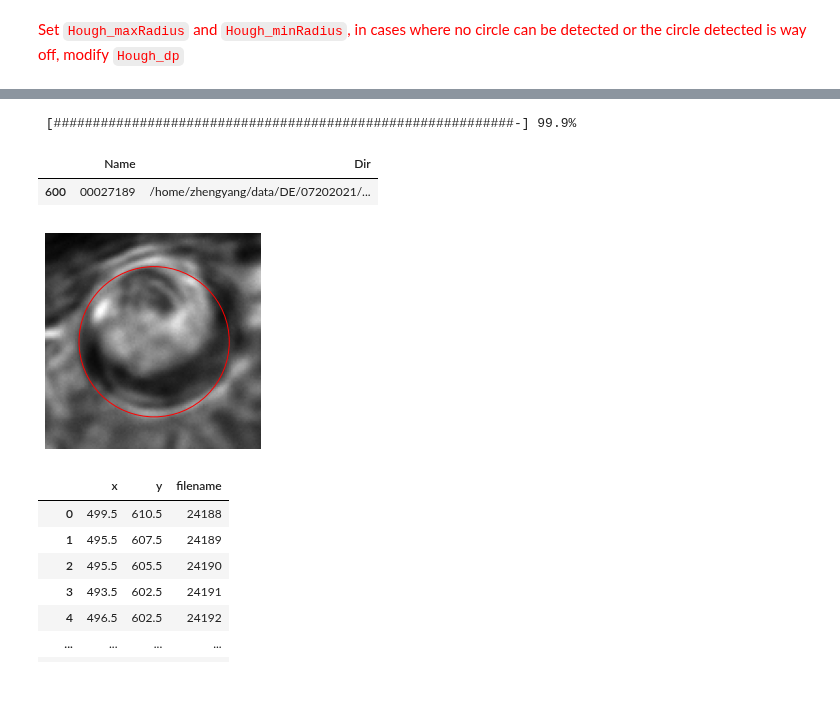
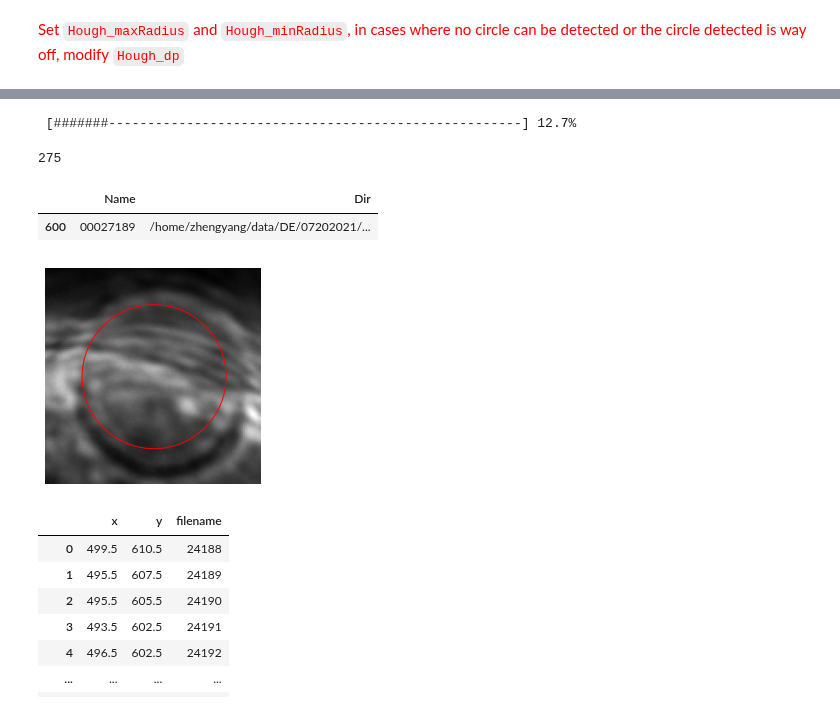
Before and after one commit to ZLoverty/DE, a Jupyter notebook: Code/Circle-detection/crop-HoughCircles-Copy1.ipynb, the cells around one changed output, grey strips where cells are left out. Cells and saved outputs as stored; diff of their text form; code cells hidden in the pictures.

```diff
--- a/Code/Circle-detection/crop-HoughCircles-Copy1.ipynb
+++ b/Code/Circle-detection/crop-HoughCircles-Copy1.ipynb
@@ -13,7 +13,7 @@ import pandas as pd
 from myImageLib import to8bit, show_progress
 import time
 # %%
-folder = '/home/zhengyang/data/DE/08132021/2021-08-13_16h35m25s'
+folder = '/home/zhengyang/data/DE/08042021/2021-08-04_16h32m08s'
 l = readdata(os.path.join(folder, 'images'), 'tif')
 num_images = len(l)
 print('Total {:d} frames'.format(num_images))
@@ -37,8 +37,8 @@ plt.imshow(img, cmap='gray')
 <font color='red'> Set `crop_anchor` and `crop_size` so that inner drop is the majority of the cropped image
 # %%
 # test the first cropped image
-crop_anchor = np.array([340, 310]) # upper left corner coords, int
-crop_size = (370, 370) # height and width, int
+crop_anchor = np.array([250, 200]) # upper left corner coords, int
+crop_size = (550, 550) # height and width, int
 crop = (crop_anchor[0], crop_anchor[0]+crop_size[0],
        crop_anchor[1], crop_anchor[1]+crop_size[1])
 # need to check if the crop exceeds the borders of images
@@ -53,11 +53,11 @@ plt.imshow(cropped, cmap='gray')
 %%time
 # test HoughCircles params
 
-Hough_dp = 1
+Hough_dp = 1.2
 Hough_minDist = max(crop_size)
-Hough_param2 = 30
-Hough_maxRadius = 225
-Hough_minRadius = 100
+Hough_param2 = 5
+Hough_maxRadius = 250
+Hough_minRadius = 200
 circles = cv2.HoughCircles(to8bit(cropped), cv2.HOUGH_GRADIENT, Hough_dp, Hough_minDist,
                                param2=Hough_param2, maxRadius=Hough_maxRadius, minRadius=Hough_minRadius)
 fig, ax = plt.subplots(figsize=(3, 3))
@@ -152,7 +152,11 @@ for num, i in l.iterrows():
 data = pd.DataFrame({'x':x_list, 'y':y_list, 'filename':filename_list})
 data.to_csv(os.path.join(main_output_folder, 'traj.csv'), index=False)
 # %% [output]
- [###########################################################-] 99.9%
+ [#######-----------------------------------------------------] 12.7%
+# %%
+num
+# %% [output]
+275
 # %%
 l.loc[l.Name=='00027189']
 # %% [output]
@@ -160,38 +164,38 @@ l.loc[l.Name=='00027189']
 | 600 | 00027189 | /home/zhengyang/data/DE/07202021/... |
 # %%
 # check tracking quality
-start = 0
+start = 1590
 interval = 10
-end = 10000
+end = 1620
 
 # load data from file
 data = pd.read_csv(os.path.join(main_output_folder, 'traj.csv'))
 
 for num, i in data.iterrows():
     if num < start:
         continue
     if num % interval == 0:
         img = io.imread(os.path.join(folder, 'images',  '{:08d}.tif'.format(int(i.filename))))
         crop_anchor = [int(i.y-crop_size[0]/2), int(i.x-crop_size[1]/2)]
         crop = (crop_anchor[0], crop_anchor[0]+crop_size[0],
            crop_anchor[1], crop_anchor[1]+crop_size[1])
         cropped = img[max(crop[0], 0):min(crop[1], img.shape[0]), max(crop[2], 0):min(crop[3], img.shape[1])]
 
         fig = plt.figure(figsize=(3, 3))
         ax = fig.add_axes([0,0,1,1])
         ax.imshow(cropped, cmap='gray')
         circle_object = mpatch.Circle((crop_size[1]/2, crop_size[0]/2), 40,
                                      fill=False, ec='red', lw=1)
         ax.add_patch(circle_object)
 #         ax.set_title(i.filename)
         ax.axis('off')
         fig.savefig(os.path.join(cropped_folder, '{:08d}.jpg'.format(int(i.filename))))
         plt.pause(.01)
         clear_output(wait=True)
     if num >= end:
         break
 # %% [output]
-[figure, old version]
+[figure, new version]
 # %%
 data
 # %% [output]
```
Also changed, not shown: parts of 5 cells of this notebook, 4 other files.
